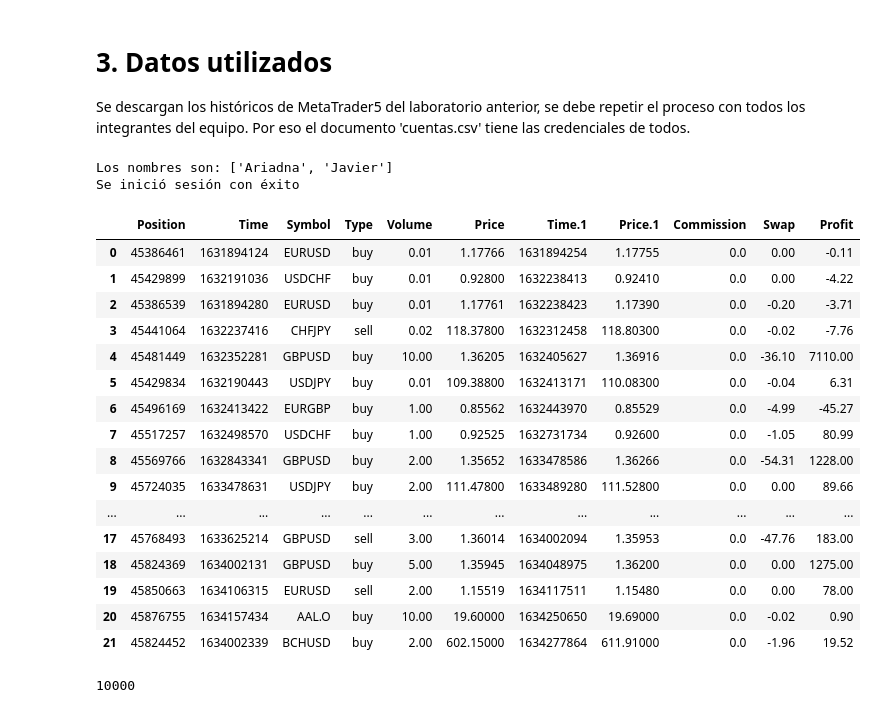
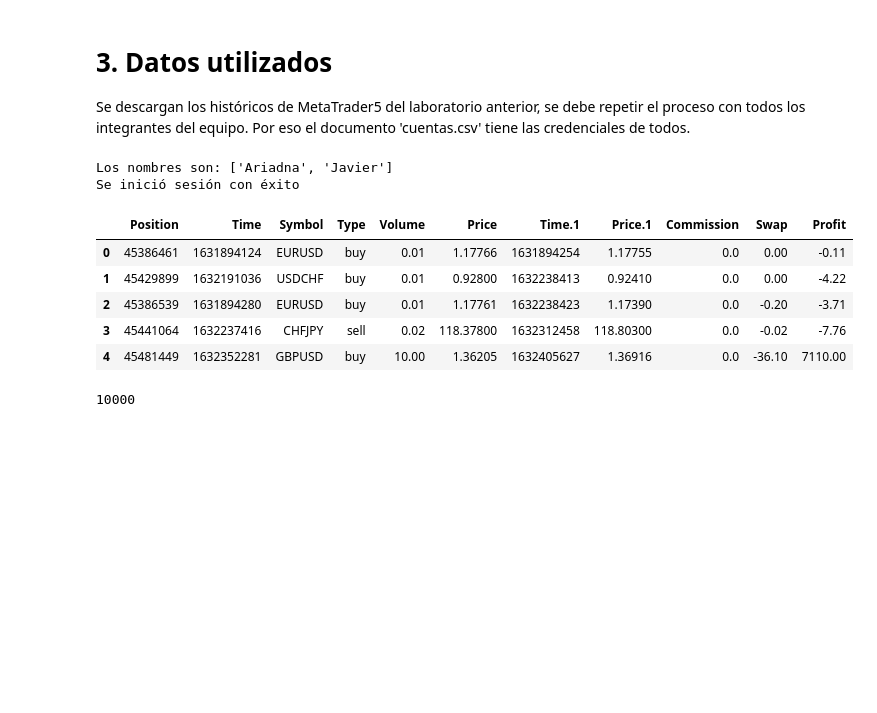
Before and after one commit to fjbarrg/MyST_LAB_3, a Jupyter notebook: LAB_3_Ariadna.ipynb, the cells around one changed output. Saved outputs shown, nothing was run; the diff lists cells and outputs as text; code cells hidden in the pictures; blank space fills up the shorter version.

```diff
--- a/LAB_3_Ariadna.ipynb
+++ b/LAB_3_Ariadna.ipynb
@@ -36,25 +42,14 @@ import numpy as np
 Se descargan los históricos de MetaTrader5 del laboratorio anterior, se debe repetir el proceso con todos los integrantes del equipo. Por eso el documento 'cuentas.csv' tiene las credenciales de todos.
 # %%
 historico_ariadna = f.f_leer_archivo()
-historico_ariadna
+historico_ariadna.head()
 # %% [output]
 Los nombres son: ['Ariadna', 'Javier']
 Se inició sesión con éxito
 |  | Position | Time | Symbol | Type | Volume | Price | Time.1 | Price.1 | Commission | Swap | Profit |
 | 0 | 45386461 | 1631894124 | EURUSD | buy | 0.01 | 1.17766 | 1631894254 | 1.17755 | 0.0 | 0.00 | -0.11 |
 | 1 | 45429899 | 1632191036 | USDCHF | buy | 0.01 | 0.92800 | 1632238413 | 0.92410 | 0.0 | 0.00 | -4.22 |
 | 2 | 45386539 | 1631894280 | EURUSD | buy | 0.01 | 1.17761 | 1632238423 | 1.17390 | 0.0 | -0.20 | -3.71 |
 | 3 | 45441064 | 1632237416 | CHFJPY | sell | 0.02 | 118.37800 | 1632312458 | 118.80300 | 0.0 | -0.02 | -7.76 |
 | 4 | 45481449 | 1632352281 | GBPUSD | buy | 10.00 | 1.36205 | 1632405627 | 1.36916 | 0.0 | -36.10 | 7110.00 |
-| 5 | 45429834 | 1632190443 | USDJPY | buy | 0.01 | 109.38800 | 1632413171 | 110.08300 | 0.0 | -0.04 | 6.31 |
-| 6 | 45496169 | 1632413422 | EURGBP | buy | 1.00 | 0.85562 | 1632443970 | 0.85529 | 0.0 | -4.99 | -45.27 |
-| 7 | 45517257 | 1632498570 | USDCHF | buy | 1.00 | 0.92525 | 1632731734 | 0.92600 | 0.0 | -1.05 | 80.99 |
-| 8 | 45569766 | 1632843341 | GBPUSD | buy | 2.00 | 1.35652 | 1633478586 | 1.36266 | 0.0 | -54.31 | 1228.00 |
-| 9 | 45724035 | 1633478631 | USDJPY | buy | 2.00 | 111.47800 | 1633489280 | 111.52800 | 0.0 | 0.00 | 89.66 |
-| ... | ... | ... | ... | ... | ... | ... | ... | ... | ... | ... | ... |
-| 17 | 45768493 | 1633625214 | GBPUSD | sell | 3.00 | 1.36014 | 1634002094 | 1.35953 | 0.0 | -47.76 | 183.00 |
-| 18 | 45824369 | 1634002131 | GBPUSD | buy | 5.00 | 1.35945 | 1634048975 | 1.36200 | 0.0 | 0.00 | 1275.00 |
-| 19 | 45850663 | 1634106315 | EURUSD | sell | 2.00 | 1.15519 | 1634117511 | 1.15480 | 0.0 | 0.00 | 78.00 |
-| 20 | 45876755 | 1634157434 | AAL.O | buy | 10.00 | 19.60000 | 1634250650 | 19.69000 | 0.0 | -0.02 | 0.90 |
-| 21 | 45824452 | 1634002339 | BCHUSD | buy | 2.00 | 602.15000 | 1634277864 | 611.91000 | 0.0 | -1.96 | 19.52 |
 # %%
```
Also changed, not shown: parts of 17 cells of this notebook, 3 other files.
